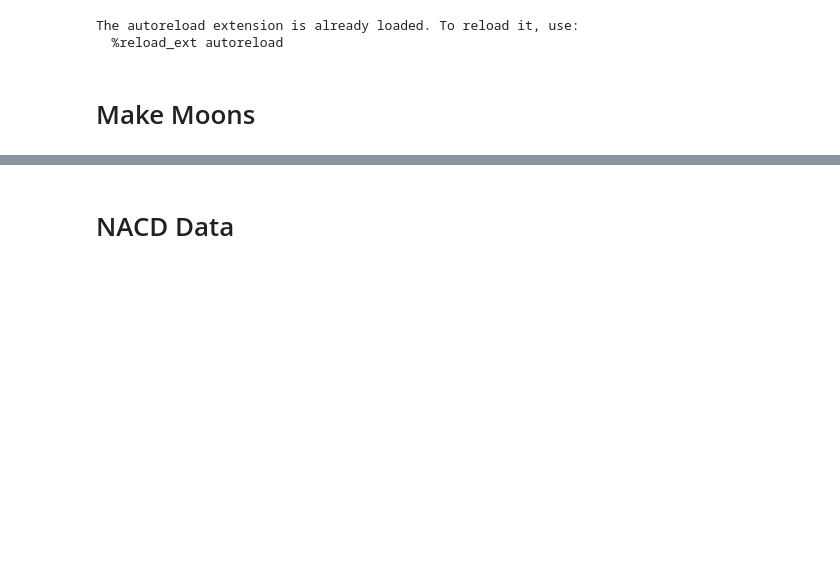
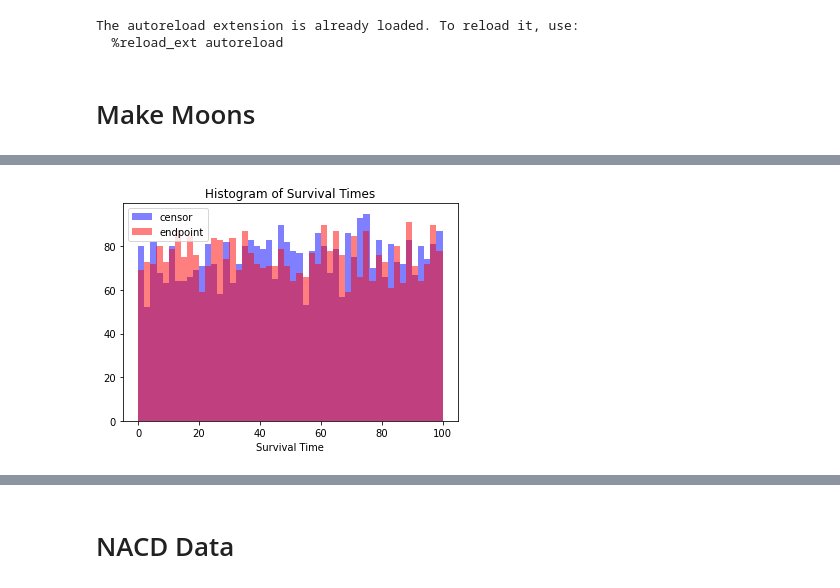
Before and after one commit to JimmyJHickey/Dynamic-Survival-Cutpoints, a Jupyter notebook: class_test.ipynb, the cells around one changed output, grey strips where cells are left out. Saved outputs shown, nothing was run; the diff lists cells and outputs as text; code cells hidden in the pictures; blank space fills up the shorter version.

```diff
--- a/class_test.ipynb
+++ b/class_test.ipynb
@@ -56,0 +68,11 @@ for ii in range(0, len(y_moon)):
+# %%
+plt.hist(t[s==0], bins=50, alpha = 0.5, color = "blue", label="censor")
+plt.hist(t[s==1], bins=50, alpha = 0.5, color = "red", label="endpoint")
+# plt.axvline(t_boundary, color="black")
+plt.xlabel('Survival Time')
+plt.ylabel('')
+plt.title('Histogram of Survival Times')
+plt.legend()
+plt.show()
+# %% [output]
+[figure, added]
```
Also changed, not shown: parts of 56 cells of this notebook, 3 other files.
